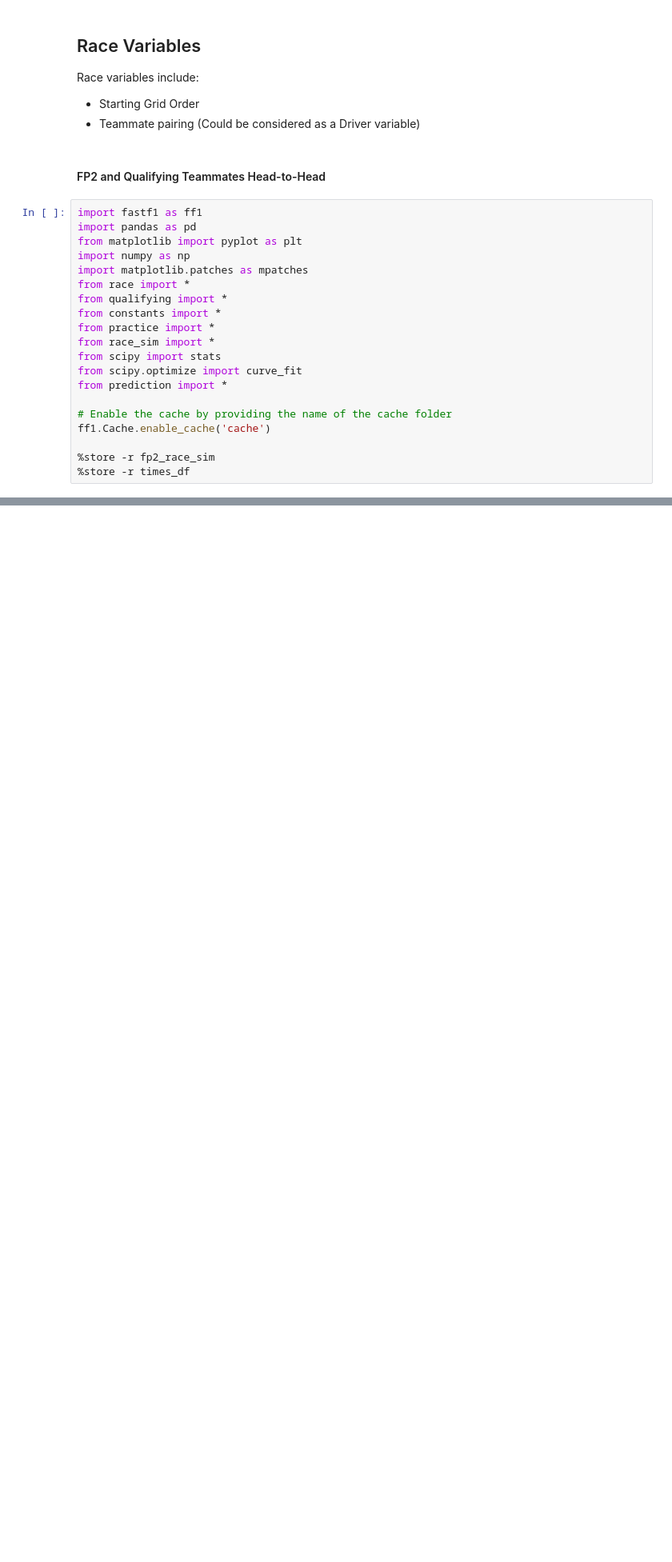
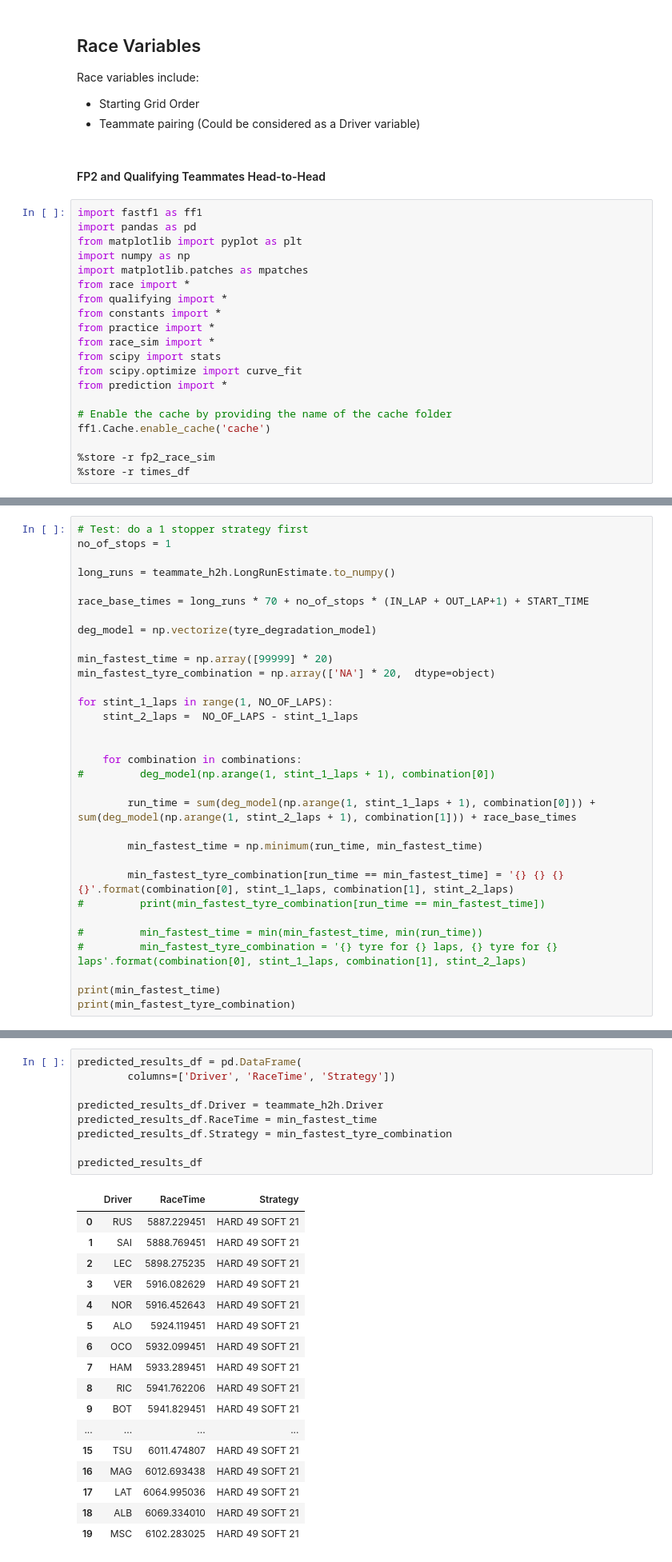
Before and after one commit to Kmanchine/FormulaOneRaceSimulator, a Jupyter notebook: RaceSim.ipynb, the cells around one changed output, grey strips where cells are left out. Shown: that part at 80% size. Drawn from its saved outputs; the diff is of its cells as text; blank space fills up the shorter version.

Commit message:
Added strategy prediction

```diff
--- a/RaceSim.ipynb
+++ b/RaceSim.ipynb
@@ -172,0 +192,32 @@ get_head_to_head_df(fp2_race_sim, times_df)
+# %%
+# Test: do a 1 stopper strategy first
+no_of_stops = 1
+
+long_runs = teammate_h2h.LongRunEstimate.to_numpy()
+
+race_base_times = long_runs * 70 + no_of_stops * (IN_LAP + OUT_LAP+1) + START_TIME
+
+deg_model = np.vectorize(tyre_degradation_model)
+
+min_fastest_time = np.array([99999] * 20)
+min_fastest_tyre_combination = np.array(['NA'] * 20,  dtype=object)
+
+for stint_1_laps in range(1, NO_OF_LAPS):
+    stint_2_laps =  NO_OF_LAPS - stint_1_laps
+
+
+    for combination in combinations:
+#         deg_model(np.arange(1, stint_1_laps + 1), combination[0])
+
+        run_time = sum(deg_model(np.arange(1, stint_1_laps + 1), combination[0])) + sum(deg_model(np.arange(1, stint_2_laps + 1), combination[1])) + race_base_times
+
+        min_fastest_time = np.minimum(run_time, min_fastest_time)
+
+        min_fastest_tyre_combination[run_time == min_fastest_time] = '{} {} {} {}'.format(combination[0], stint_1_laps, combination[1], stint_2_laps)
+#         print(min_fastest_tyre_combination[run_time == min_fastest_time])
+
+#         min_fastest_time = min(min_fastest_time, min(run_time))
+#         min_fastest_tyre_combination = '{} tyre for {} laps, {} tyre for {} laps'.format(combination[0], stint_1_laps, combination[1], stint_2_laps)
+
+print(min_fastest_time)
+print(min_fastest_tyre_combination)
@@ -172,0 +234,27 @@ get_head_to_head_df(fp2_race_sim, times_df)
+# %%
+predicted_results_df = pd.DataFrame(
+        columns=['Driver', 'RaceTime', 'Strategy'])
+
+predicted_results_df.Driver = teammate_h2h.Driver
+predicted_results_df.RaceTime = min_fastest_time
+predicted_results_df.Strategy = min_fastest_tyre_combination
+
+predicted_results_df
+# %% [output]
+|  | Driver | RaceTime | Strategy |
+| 0 | RUS | 5887.229451 | HARD 49 SOFT 21 |
+| 1 | SAI | 5888.769451 | HARD 49 SOFT 21 |
+| 2 | LEC | 5898.275235 | HARD 49 SOFT 21 |
+| 3 | VER | 5916.082629 | HARD 49 SOFT 21 |
+| 4 | NOR | 5916.452643 | HARD 49 SOFT 21 |
+| 5 | ALO | 5924.119451 | HARD 49 SOFT 21 |
+| 6 | OCO | 5932.099451 | HARD 49 SOFT 21 |
+| 7 | HAM | 5933.289451 | HARD 49 SOFT 21 |
+| 8 | RIC | 5941.762206 | HARD 49 SOFT 21 |
+| 9 | BOT | 5941.829451 | HARD 49 SOFT 21 |
+| ... | ... | ... | ... |
+| 15 | TSU | 6011.474807 | HARD 49 SOFT 21 |
+| 16 | MAG | 6012.693438 | HARD 49 SOFT 21 |
+| 17 | LAT | 6064.995036 | HARD 49 SOFT 21 |
+| 18 | ALB | 6069.334010 | HARD 49 SOFT 21 |
+| 19 | MSC | 6102.283025 | HARD 49 SOFT 21 |
```
Also changed, not shown: parts of 8 cells of this notebook.
